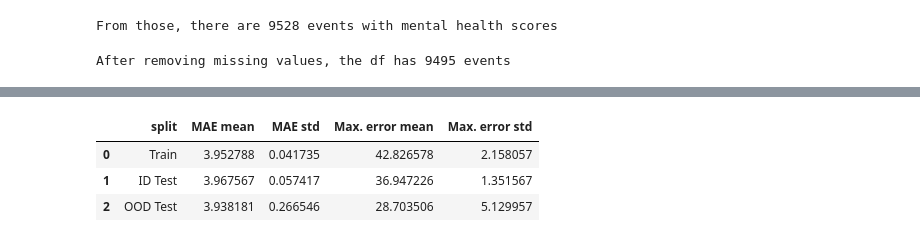
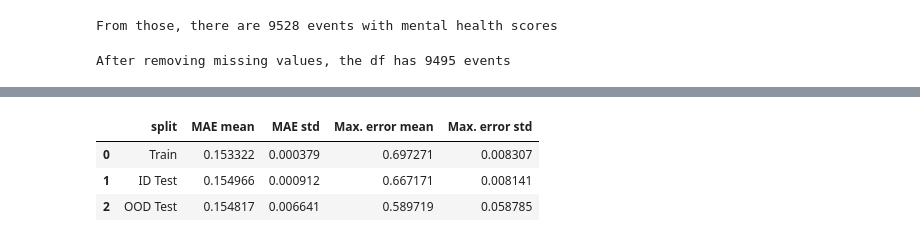
Before and after one commit to camgbus/ABCD5, a Jupyter notebook: abcd/analysis/metal_health_reg.ipynb, the cells around one changed output, grey strips where cells are left out. Cells and saved outputs as stored; diff of their text form; code cells hidden in the pictures.

Commit message:
Use normalized t scores

```diff
--- a/abcd/analysis/metal_health_reg.ipynb
+++ b/abcd/analysis/metal_health_reg.ipynb
@@ -17,15 +17,15 @@ print("There are {} baseline events for {} subjects!".format(len(baseline_events
 There are 9530 baseline events for 9879 subjects!
 # %%
 # Add mental health outcomes
-MH_SCORES = {"cbcl_scr_syn_anxdep_r": "Anxious/Dep.",
-             "cbcl_scr_syn_withdep_r": "Depression",
-             "cbcl_scr_syn_somatic_r": "Somatic",
-             "cbcl_scr_syn_social_r": "Social",
-             "cbcl_scr_syn_attention_r": "Attention",
-             "cbcl_scr_syn_rulebreak_r": "Rule-breaking",
-             "cbcl_scr_syn_aggressive_r": "Aggressive",
-             "cbcl_scr_syn_internal_r": "Internalizing",
-             "cbcl_scr_syn_external_r": "Externalizing"}
+MH_SCORES = {"cbcl_scr_syn_anxdep_t": "Anxious/Dep.",
+             "cbcl_scr_syn_withdep_t": "Depression",
+             "cbcl_scr_syn_somatic_t": "Somatic",
+             "cbcl_scr_syn_social_t": "Social",
+             "cbcl_scr_syn_attention_t": "Attention",
+             "cbcl_scr_syn_rulebreak_t": "Rule-breaking",
+             "cbcl_scr_syn_aggressive_t": "Aggressive",
+             "cbcl_scr_syn_internal_t": "Internalizing",
+             "cbcl_scr_syn_external_t": "Externalizing"}
 
 mental_health_file = os.path.join(core_path, "mental-health", "mh_p_cbcl.csv")
 mh_events_df = add_event_vars(baseline_events_df, mental_health_file, vars=list(MH_SCORES.keys()))
@@ -58,3 +58,15 @@ for var_id, var_name in MH_SCORES.items():
 display_html(plot)
 # %% [output]
 [interactive output not drawn]
+# %%
+# Normalize in the (0, 1) range
+from abcd.data.var_tailoring.normalization import normalize_var
+
+for var_id in MH_SCORES.keys():
+    mh_events_df = normalize_var(mh_events_df, var_id, var_id+"_n")
+
+plot = pygal.Box()
+plot.title = 'Child behavior checklist CBCL syndrome scales (after normalization)'
+for var_id, var_name in MH_SCORES.items():
+    plot.add(var_name, list(mh_events_df[var_id+"_n"]))
+display_html(plot)
@@ -68,13 +82,13 @@ site_splits = save_restore_sex_fmri_splits(k=5)
 feature_columns = CONNECTIONS
 # %%
 # Linear Regression results
-y_column = "cbcl_scr_syn_internal_r"
+y_column = "cbcl_scr_syn_internal_t_n"
 model = LinearRegression()
 results = calculate_regession_results(model, mh_events_df, site_splits, feature_columns, y_column)
 results
 # %% [output]
 |  | split | MAE mean | MAE std | Max. error mean | Max. error std |
-| 0 | Train | 3.952788 | 0.041735 | 42.826578 | 2.158057 |
-| 1 | ID Test | 3.967567 | 0.057417 | 36.947226 | 1.351567 |
-| 2 | OOD Test | 3.938181 | 0.266546 | 28.703506 | 5.129957 |
+| 0 | Train | 0.153322 | 0.000379 | 0.697271 | 0.008307 |
+| 1 | ID Test | 0.154966 | 0.000912 | 0.667171 | 0.008141 |
+| 2 | OOD Test | 0.154817 | 0.006641 | 0.589719 | 0.058785 |
 # %%
```
Also changed, not shown: parts of 2 cells of this notebook, 2 other files.
